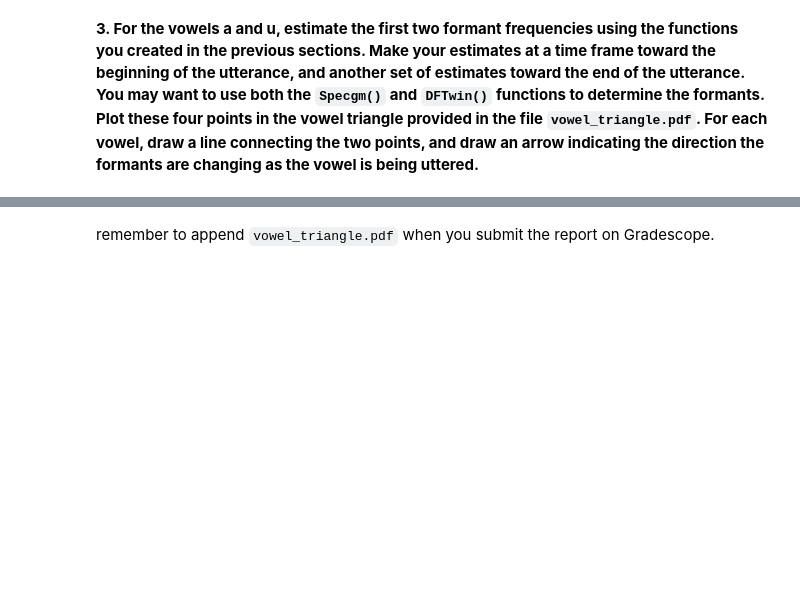
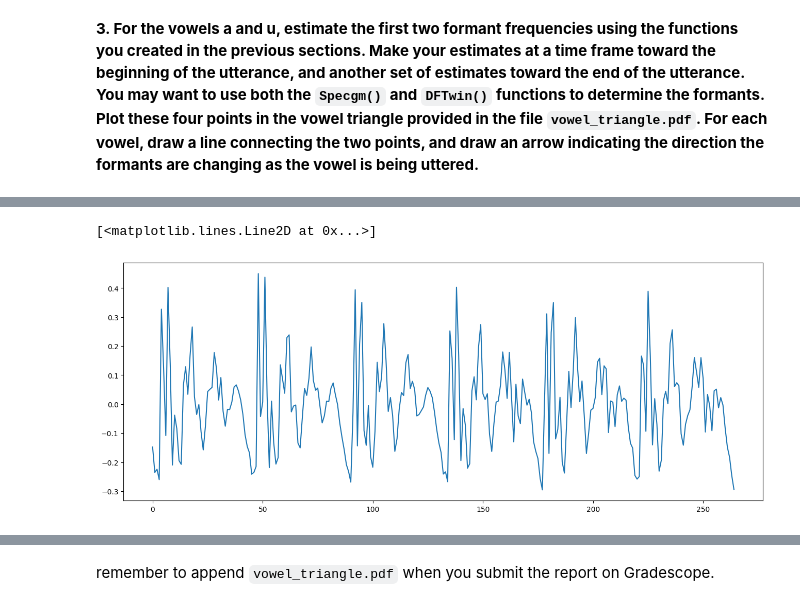
Before and after one commit to cdavin2/dsp_lab09a, a Jupyter notebook: lab09a_final_report.ipynb, the cells around one changed output, grey strips where cells are left out. Drawn from its saved outputs; the diff is of its cells as text; code cells hidden in the pictures; blank space fills up the shorter version.

```diff
--- a/lab09a_final_report.ipynb
+++ b/lab09a_final_report.ipynb
@@ -360,2 +362,8 @@ plt.imshow(20*np.log10(Specgm(u, 320, 60, 512)), extent=[0, len(signal) / 8000,
+# %%
+a_voiced = a[4505:4770]
+plt.plot(a_voiced)
+# %% [output]
+[<matplotlib.lines.Line2D at 0x...>]
+[figure, added]
 # %%
 w = np.linspace(0, np.pi, 512)
```
Also changed, not shown: parts of 8 cells of this notebook.
